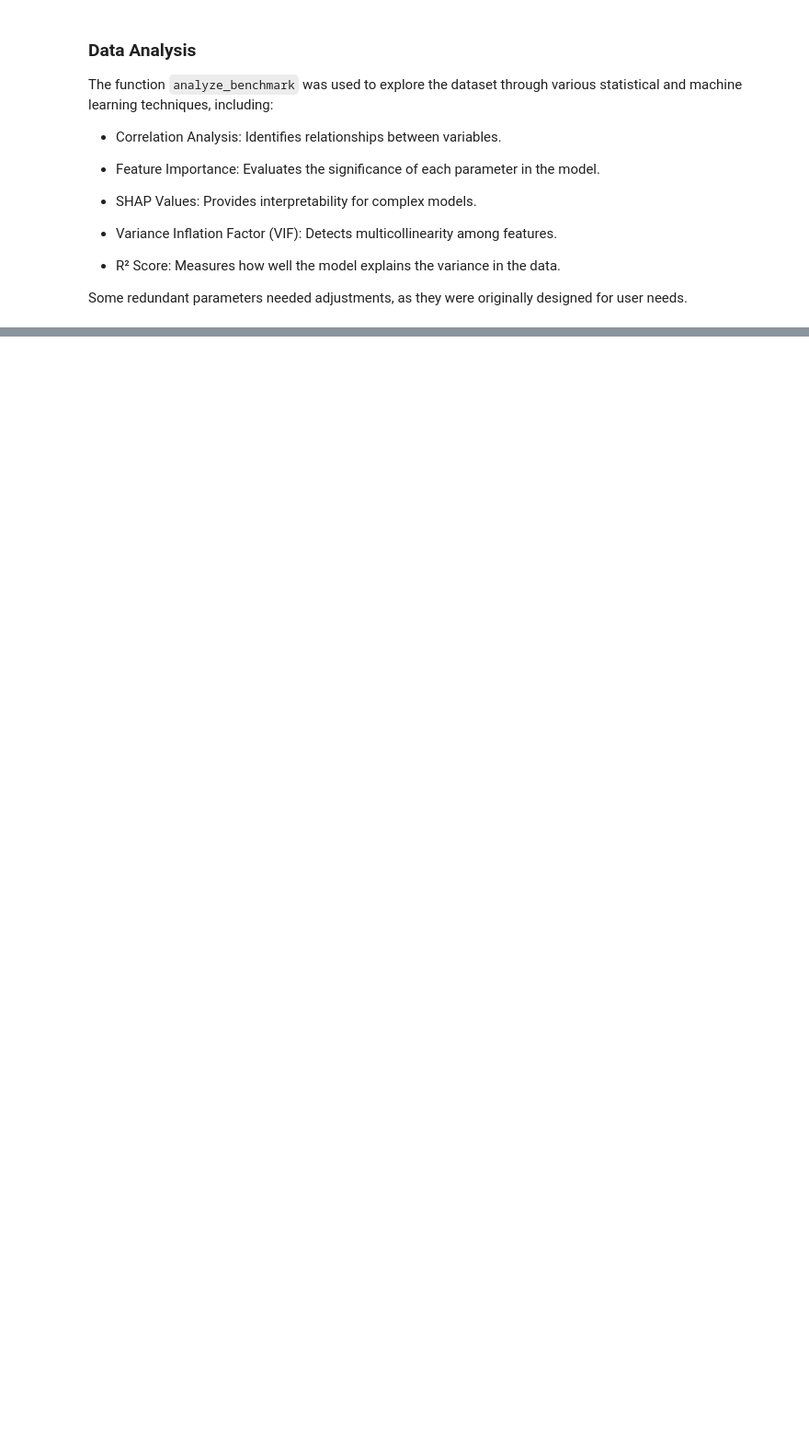
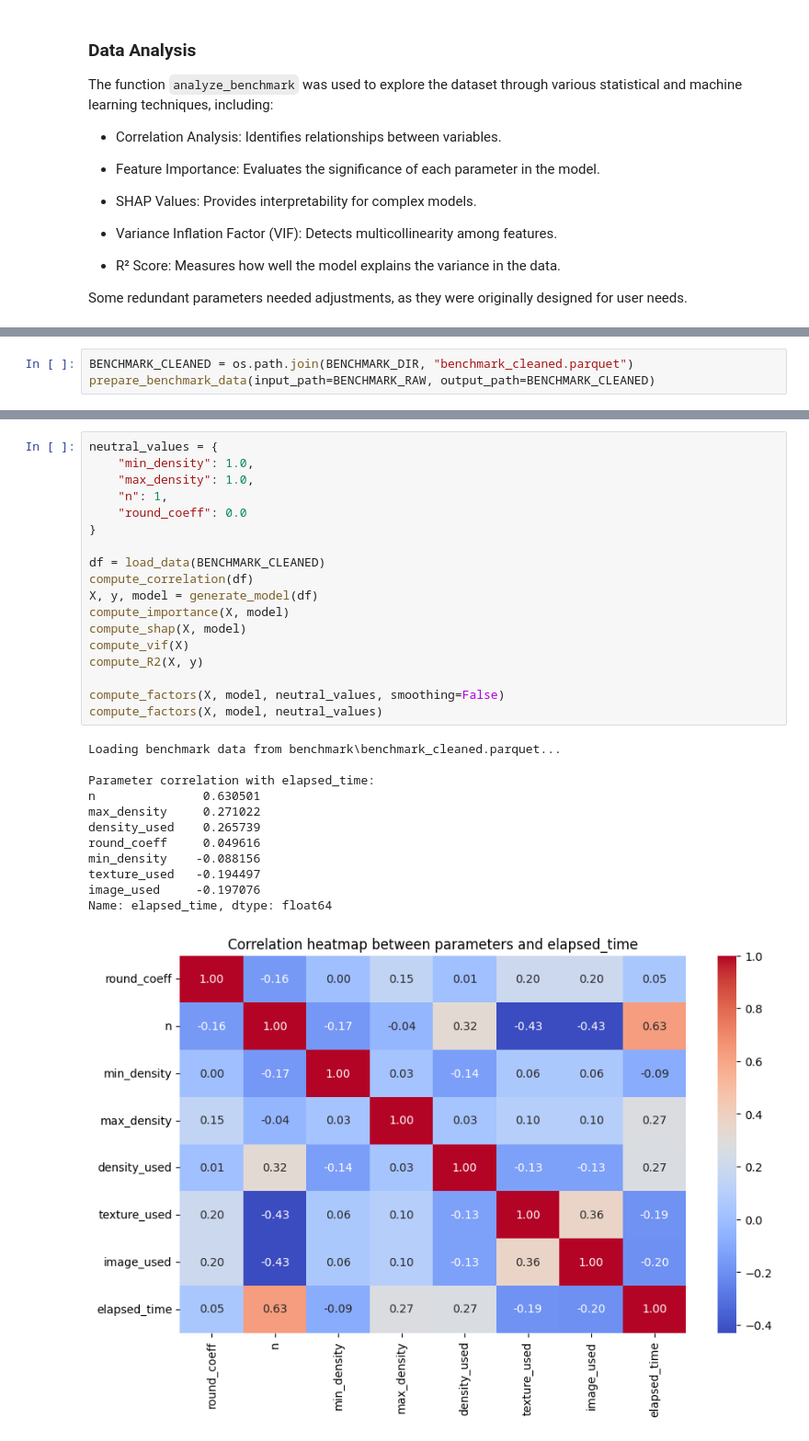
Before and after one commit to mathieu-portfolio/Voronoi-Generator, a Jupyter notebook: voronoi.ipynb, the cells around one changed output, grey strips where cells are left out. Shown at 92% size. Saved outputs shown, nothing was run; the diff lists cells and outputs as text; blank space fills up the shorter version.

Commit message:
Benchmark fix

```diff
--- a/voronoi.ipynb
+++ b/voronoi.ipynb
@@ -853,0 +883,3 @@ Some redundant parameters needed adjustments, as they were originally designed f
+# %%
+BENCHMARK_CLEANED = os.path.join(BENCHMARK_DIR, "benchmark_cleaned.parquet")
+prepare_benchmark_data(input_path=BENCHMARK_RAW, output_path=BENCHMARK_CLEANED)
@@ -1091,0 +1029,31 @@ R² score with interactions: 0.309
+# %%
+neutral_values = {
+    "min_density": 1.0,
+    "max_density": 1.0,
+    "n": 1,
+    "round_coeff": 0.0
+}
+
+df = load_data(BENCHMARK_CLEANED)
+compute_correlation(df)
+X, y, model = generate_model(df)
+compute_importance(X, model)
+compute_shap(X, model)
+compute_vif(X)
+compute_R2(X, y)
+
+compute_factors(X, model, neutral_values, smoothing=False)
+compute_factors(X, model, neutral_values)
+# %% [output]
+Loading benchmark data from benchmark\benchmark_cleaned.parquet...
+
+Parameter correlation with elapsed_time:
+n               0.630501
+max_density     0.271022
+density_used    0.265739
+round_coeff     0.049616
+min_density    -0.088156
+texture_used   -0.194497
+image_used     -0.197076
+Name: elapsed_time, dtype: float64
+[figure, added]
```
Also changed, not shown: parts of 21 cells of this notebook, 4 other files.
